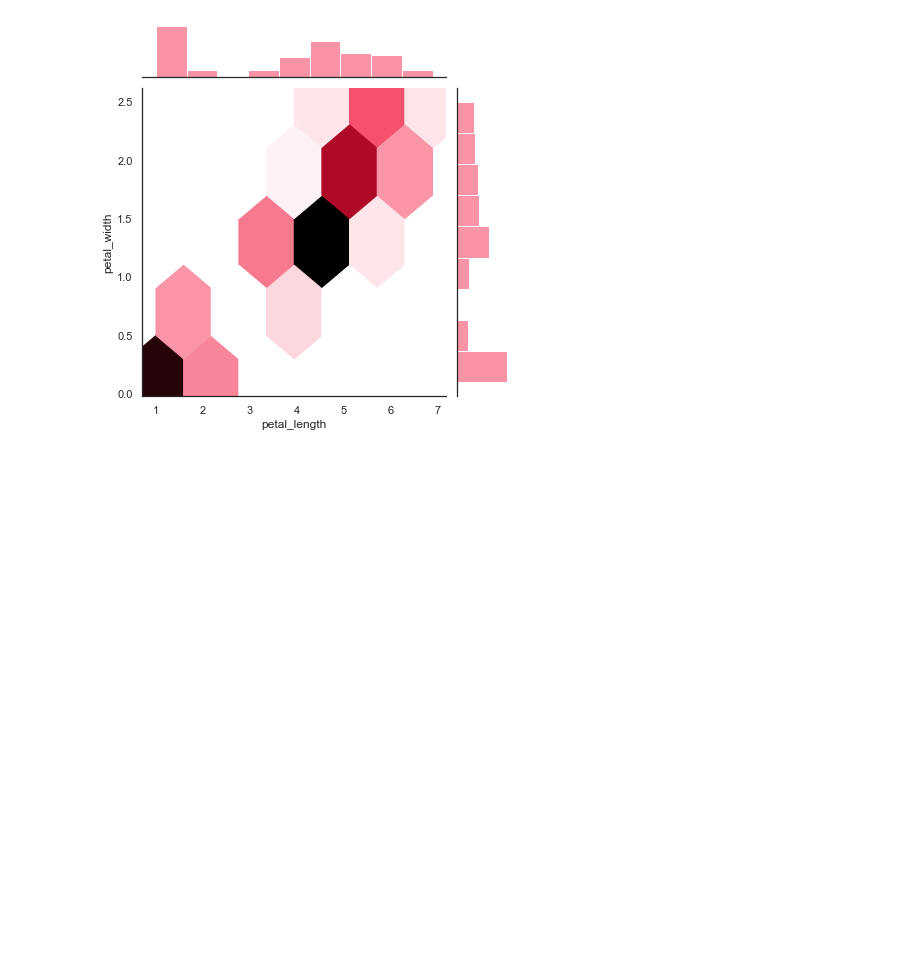
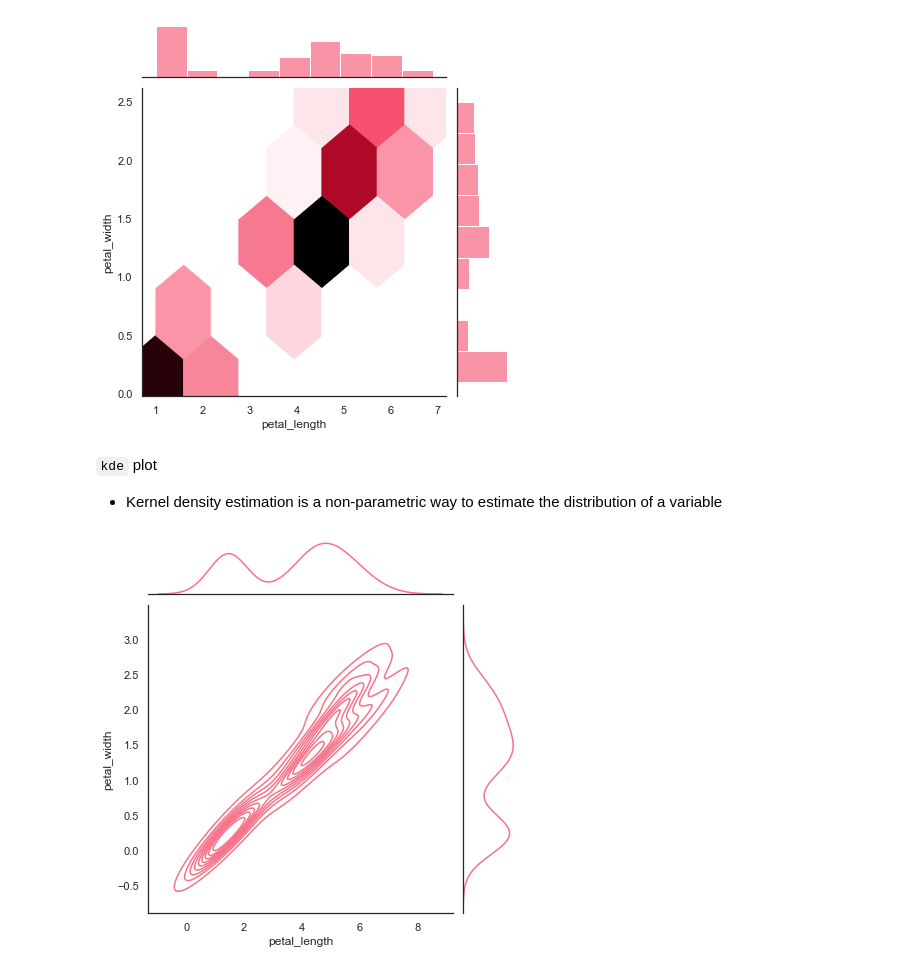
Before and after one commit to ApurbaKumarMajumder/Machine-Learning, a Jupyter notebook: seaborn_tutorial.ipynb, the cells around one changed output. Cells and saved outputs as stored; diff of their text form; code cells hidden in the pictures; blank space fills up the shorter version.

Commit message:
kde plot

```diff
--- a/seaborn_tutorial.ipynb
+++ b/seaborn_tutorial.ipynb
@@ -428,3 +428,13 @@ sb.jointplot(x = 'petal_length', y = 'petal_width', data = df, kind = 'hex')
 plt.show()
 # %% [output]
 [figure]
+# %% [markdown]
+`kde` plot
+
+* Kernel density estimation is a non-parametric way to estimate the distribution of a variable
+# %%
+df = sb.load_dataset('iris')
+sb.jointplot(x = 'petal_length', y = 'petal_width', data = df, kind = 'kde')
+plt.show()
+# %% [output]
+[figure, added]
```
Also changed, not shown: parts of 1 cell of this notebook.
